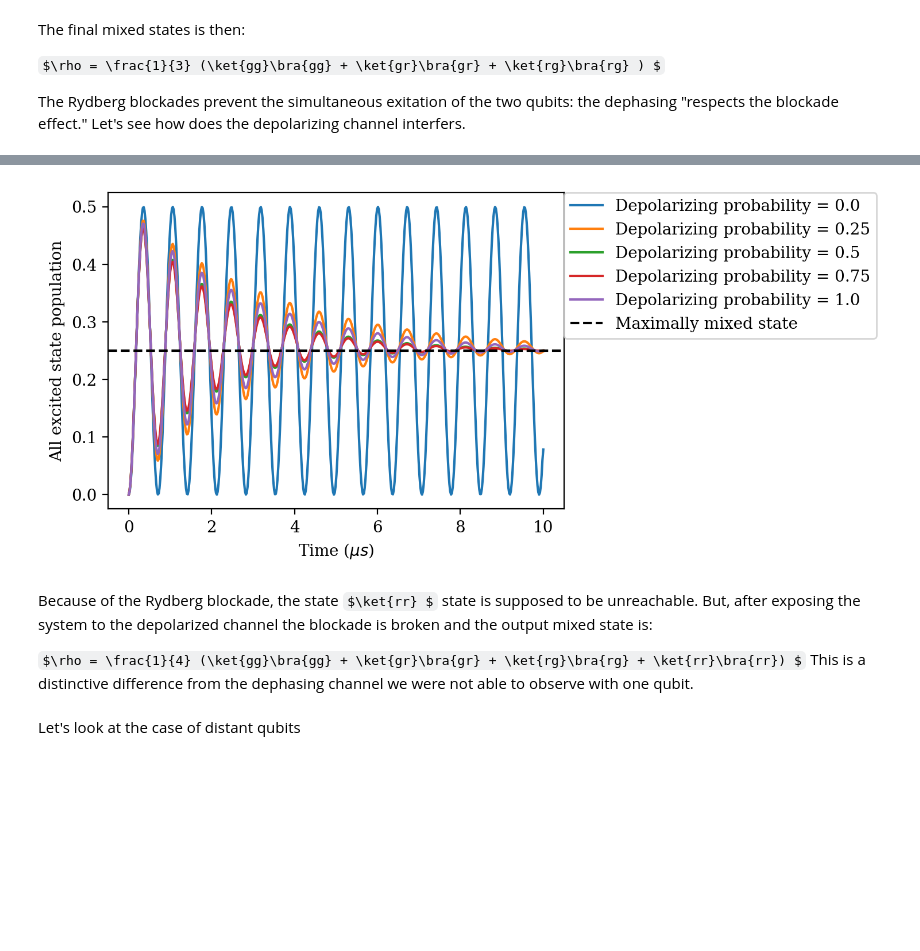
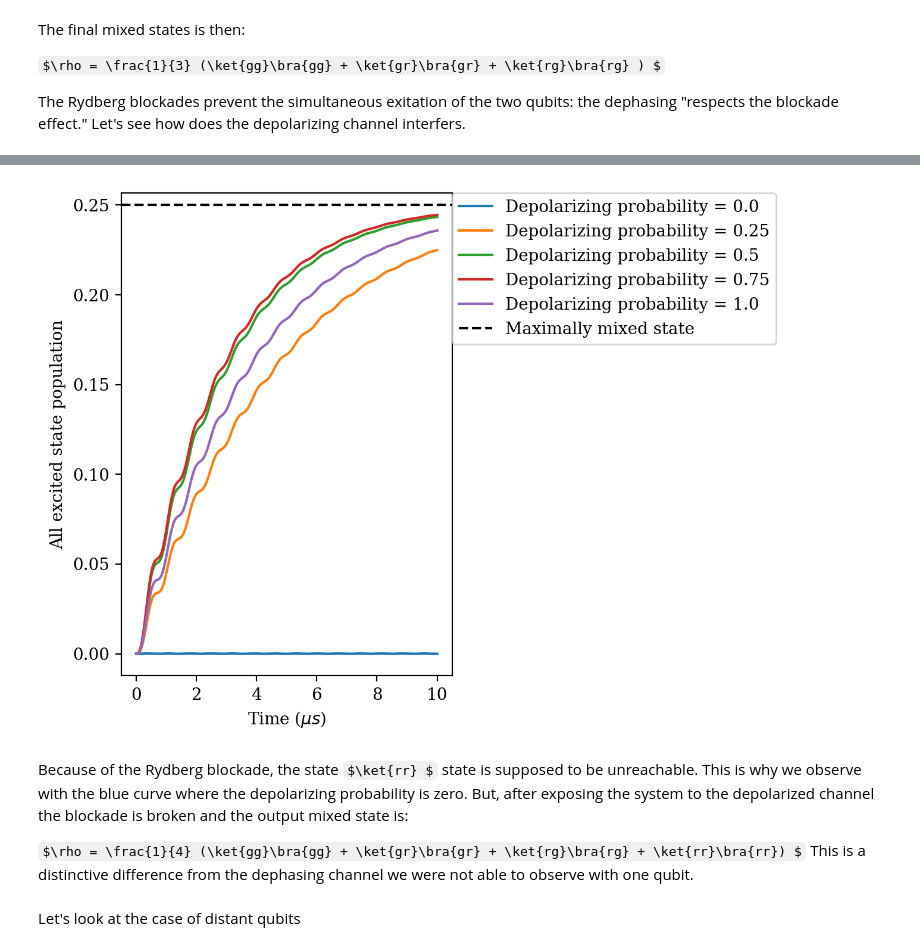
Before and after one commit to pasqal-io/Pulser, a Jupyter notebook: tutorials/advanced_features/Simulating with effective noise channels.ipynb, the cells around one changed output, grey strips where cells are left out. Drawn from its saved outputs; the diff is of its cells as text; code cells hidden in the pictures; some formulas as TeX source; blank space fills up the shorter version.

```diff
--- a/tutorials/advanced_features/Simulating with effective noise channels.ipynb
+++ b/tutorials/advanced_features/Simulating with effective noise channels.ipynb
@@ -248,8 +248,6 @@ dephasing_pops = [
 ]
 times = dephasing_results[0]._sim_times
 
-plt.rc("font", family="serif")
-plt.rc("figure", dpi=200)
 plt.xlabel(r"Time ($\mu s$)")
 plt.ylabel("All ground population")
 
@@ -669,38 +667,39 @@ plt.show()
 # %%
 # All excited state population with depolarizing noise
-psi_1 = qutip.basis(2, 1)
+psi_1 = qutip.basis(2, 0)
 psi_0 = qutip.basis(2, 0)
 psi = qutip.tensor(psi_0, psi_1)
 depolarizing_pops = [
     get_population_evolution(depolarizing_result, state=psi)
     for depolarizing_result in depolarizing_results
 ]
 times = depolarizing_results[0]._sim_times
 
 plt.rc("font", family="serif")
 plt.rc("figure", dpi=200)
 plt.xlabel(r"Time ($\mu s$)")
 plt.ylabel("All excited state population")
 
 for noise_probability, depolarizing_pop in zip(
     noise_probabilities, depolarizing_pops
 ):
     plt.plot(
         times,
         depolarizing_pop,
         label=f"Depolarizing probability = {noise_probability}",
     )
 
 plt.axhline(0.25, color="black", linestyle="--", label="Maximally mixed state")
 
 # put labels outside of the plot:
 plt.legend(bbox_to_anchor=(1, 1), loc="upper left", borderaxespad=0.0)
 plt.tight_layout()
 plt.show()
 # %% [output]
-[figure, old version]
+[figure, new version]
 # %% [markdown]
-Because of the Rydberg blockade, the state $\ket{rr} $ state is supposed to be unreachable. But, after exposing the system to the depolarized channel the blockade is broken and the output mixed state is:
+Because of the Rydberg blockade, the state $\ket{rr} $ state is supposed to be unreachable. This is why we observe with the blue curve where the depolarizing probability is zero.
+But, after exposing the system to the depolarized channel the blockade is broken and the output mixed state is:
 
 $\rho = \frac{1}{4} (\ket{gg}\bra{gg} + \ket{gr}\bra{gr} + \ket{rg}\bra{rg} + \ket{rr}\bra{rr}) $
 This is a distinctive difference from the dephasing channel we were not able to observe with one qubit.
```
Also changed, not shown: parts of 17 cells of this notebook, 3 other files.
